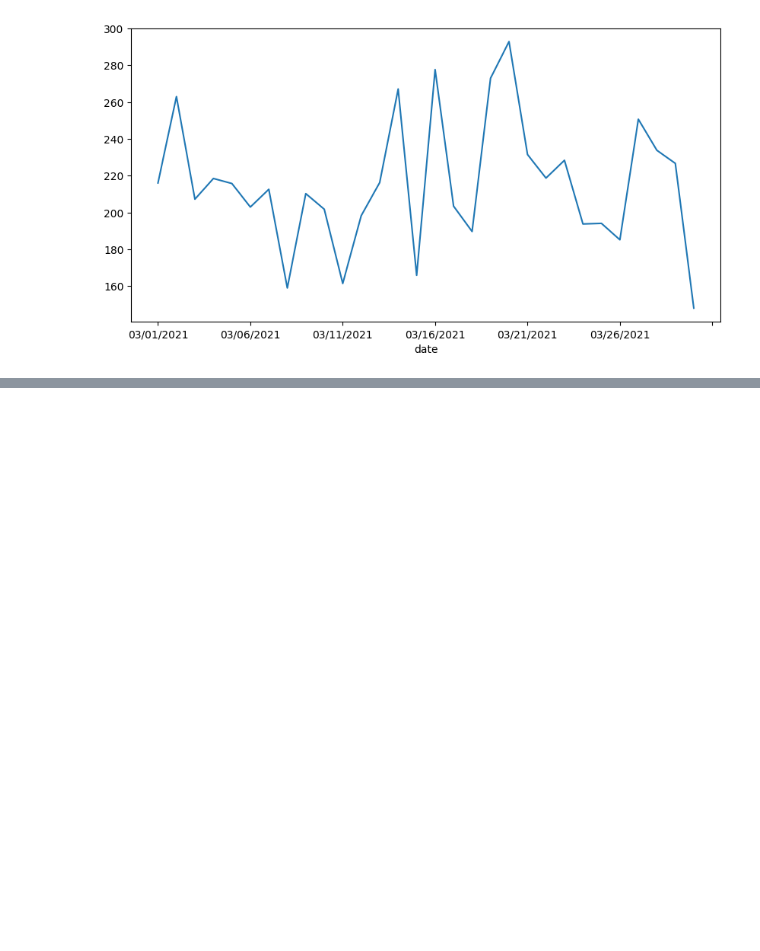
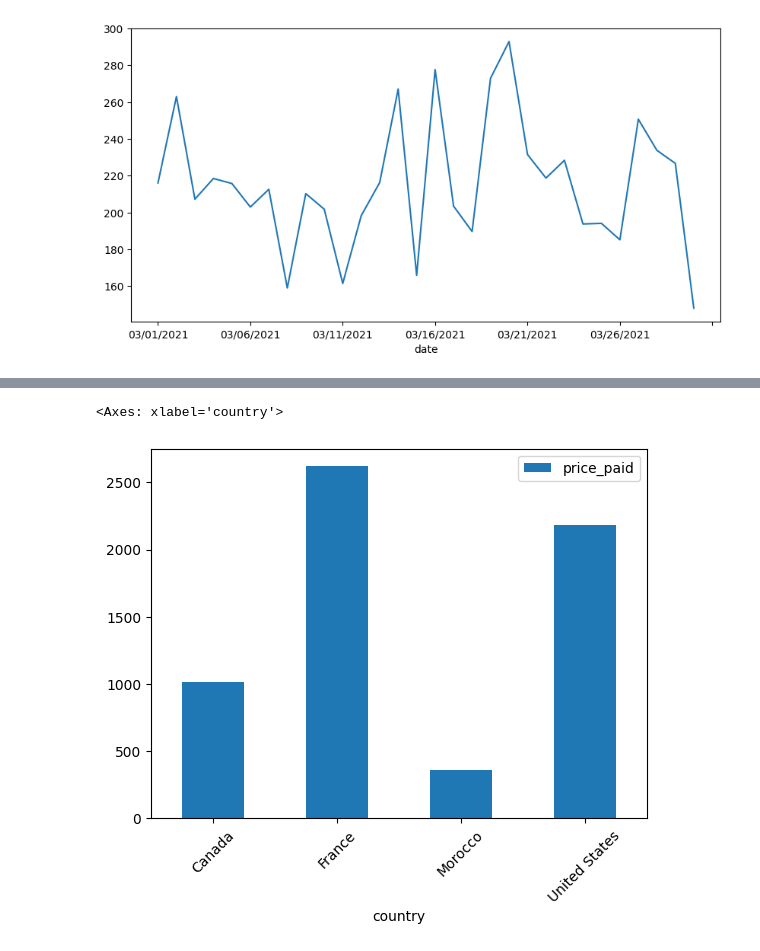
Before and after one commit to jeremylanes/data-science-exercises, a Jupyter notebook: src/graphics/09_graphics.ipynb, the cells around one changed output, grey strips where cells are left out. Saved outputs shown, nothing was run; the diff lists cells and outputs as text; code cells hidden in the pictures; blank space fills up the shorter version.

```diff
--- a/src/graphics/09_graphics.ipynb
+++ b/src/graphics/09_graphics.ipynb
@@ -117,0 +130,5 @@ df.head()
+# %%
+df.groupby(['country'])['price_paid'].sum().plot.bar(rot=45, legend=True)
+# %% [output]
+<Axes: xlabel='country'>
+[figure, added]
```
Also changed, not shown: parts of 2 cells of this notebook.
